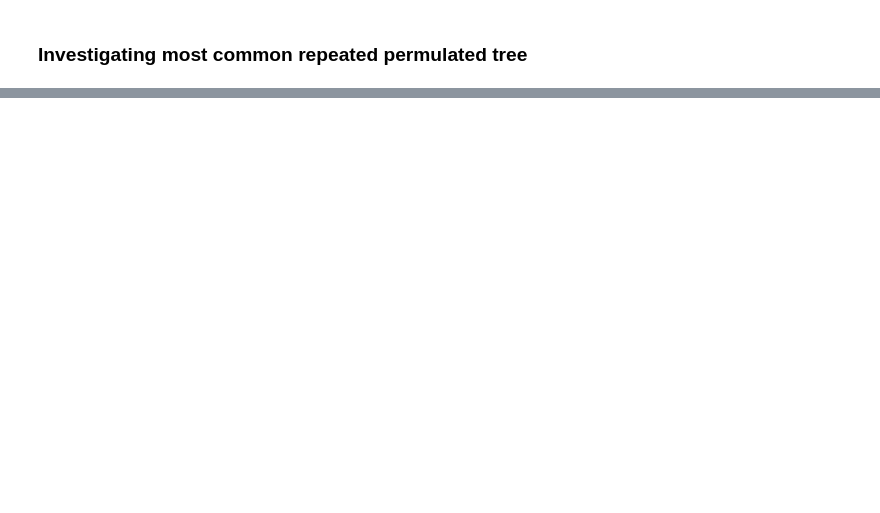
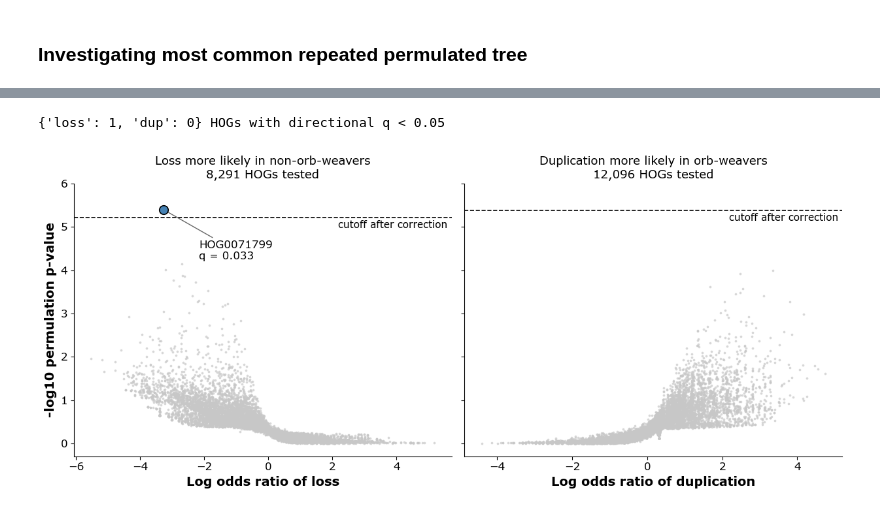
Before and after one commit to GordusLab/orb-selection, a Jupyter notebook: scripts/07_figures_tables/Odds Ratio Test Plots.ipynb, the cells around one changed output, grey strips where cells are left out. Drawn from its saved outputs; the diff is of its cells as text; code cells hidden in the pictures; blank space fills up the shorter version.

```diff
--- a/scripts/07_figures_tables/Odds Ratio Test Plots.ipynb
+++ b/scripts/07_figures_tables/Odds Ratio Test Plots.ipynb
@@ -354,0 +650,36 @@ Example missing values: ['Antrodiaetus_roretzi', 'Drosophila_melanogaster', 'Fal
+# %%
+%autoreload 2
+res = pd.read_csv(os.path.join(ort_1M_dir, "results_all.csv"), index_col="HOG")
+q_loss = res["Q-value loss more likely in bg (directional)"]
+q_dup = res["Q-value duplication more likely in fg (directional)"]
+panels = [
+    ("loss", res.loc[q_loss.notna()], "Log odds ratio of loss", "P-value loss more likely in bg", COL_BG, "Loss more likely in non-orb-weavers", q_loss),
+    ("dup", res.loc[q_dup.notna()], "Log odds ratio of duplication", "P-value duplication more likely in fg", COL_FG, "Duplication more likely in orb-weavers", q_dup),
+]
+fig, axs = plt.subplots(1, 2, figsize=(12.5, 5.4), sharey=True)
+for ax, (key, d, xcol, pcol, color, title, q) in zip(axs, panels):
+    x, y = d[xcol].to_numpy(), -np.log10(d[pcol].to_numpy())
+    ax.scatter(x, y, s=7, color="0.78", alpha=0.7, linewidths=0, rasterized=True)
+    thr = 0.05 / len(d)
+    ax.axhline(-np.log10(thr), color="black", ls="--", lw=1.2)
+    ax.text(0.99, -np.log10(thr) - 0.06, "cutoff after correction", transform=ax.get_yaxis_transform(), fontsize=11, va="top", ha="right")
+    top = d[pcol].idxmin()
+    sig = q.loc[d.index] < 0.05
+    ax.scatter(x[sig.to_numpy()], y[sig.to_numpy()], s=95, color=color, edgecolors="black", linewidths=1.2, zorder=4)
+    if sig.any():
+        i = list(d.index).index(top)
+        ax.annotate(f"{top.replace('N5.', '')}\nq = {q.loc[top]:.3f}", xy=(x[i], y[i]), xytext=(x[i] + (1.1 if x[i] < 0 else -1.1), y[i] - 0.95),
+                    fontsize=12, ha="left" if x[i] < 0 else "right", va="center", arrowprops=dict(arrowstyle="-", color="0.4", lw=1.0))
+    ax.set_xlabel(xcol, fontsize=14, fontweight="bold")
+    ax.set_title(f"{title}\n{len(d):,} HOGs tested", fontsize=13)
+    ax.tick_params(labelsize=12)
+    for side in ("top", "right"):
+        ax.spines[side].set_visible(False)
+axs[0].set_ylabel("-log10 permulation p-value", fontsize=14, fontweight="bold")
+axs[0].set_ylim(-0.3, 6.0)
+plt.tight_layout()
+save("5_results_two_directions.png")
+print({k: int((q < 0.05).sum()) for k, q in (("loss", q_loss), ("dup", q_dup))}, "HOGs with directional q < 0.05")
+# %% [output]
+{'loss': 1, 'dup': 0} HOGs with directional q < 0.05
+[figure, added]
```
Also changed, not shown: parts of 22 cells of this notebook, 6 other files.
